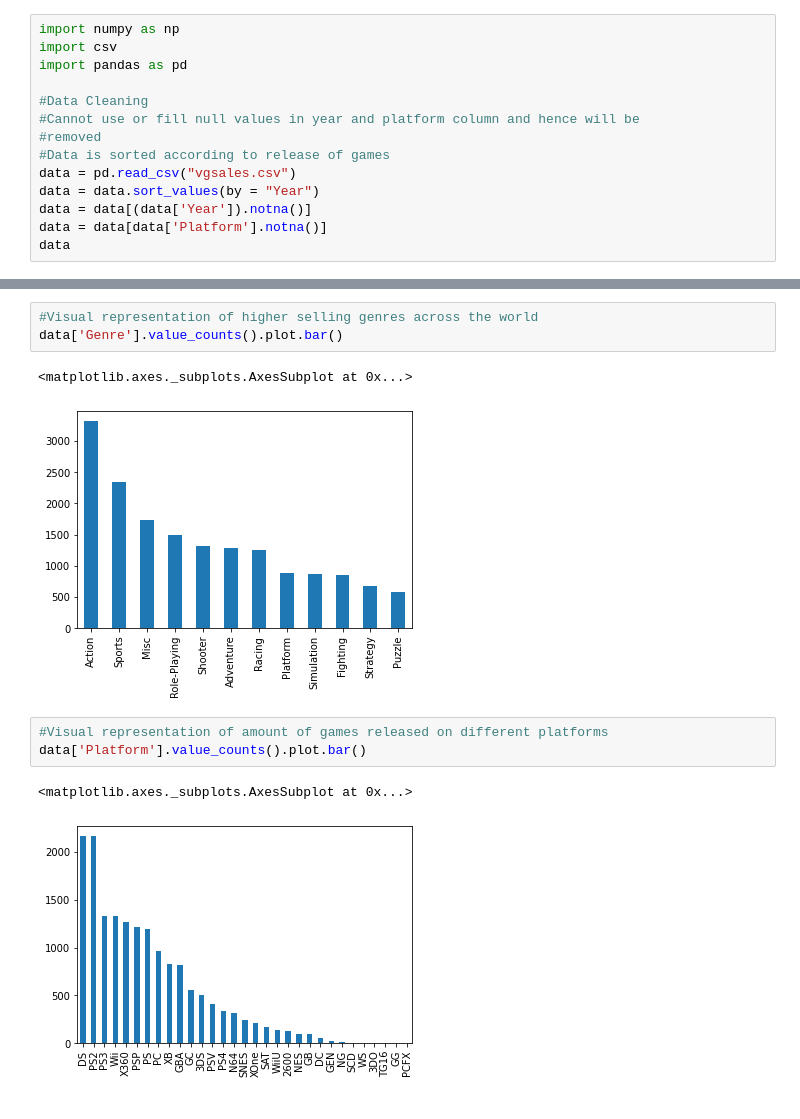
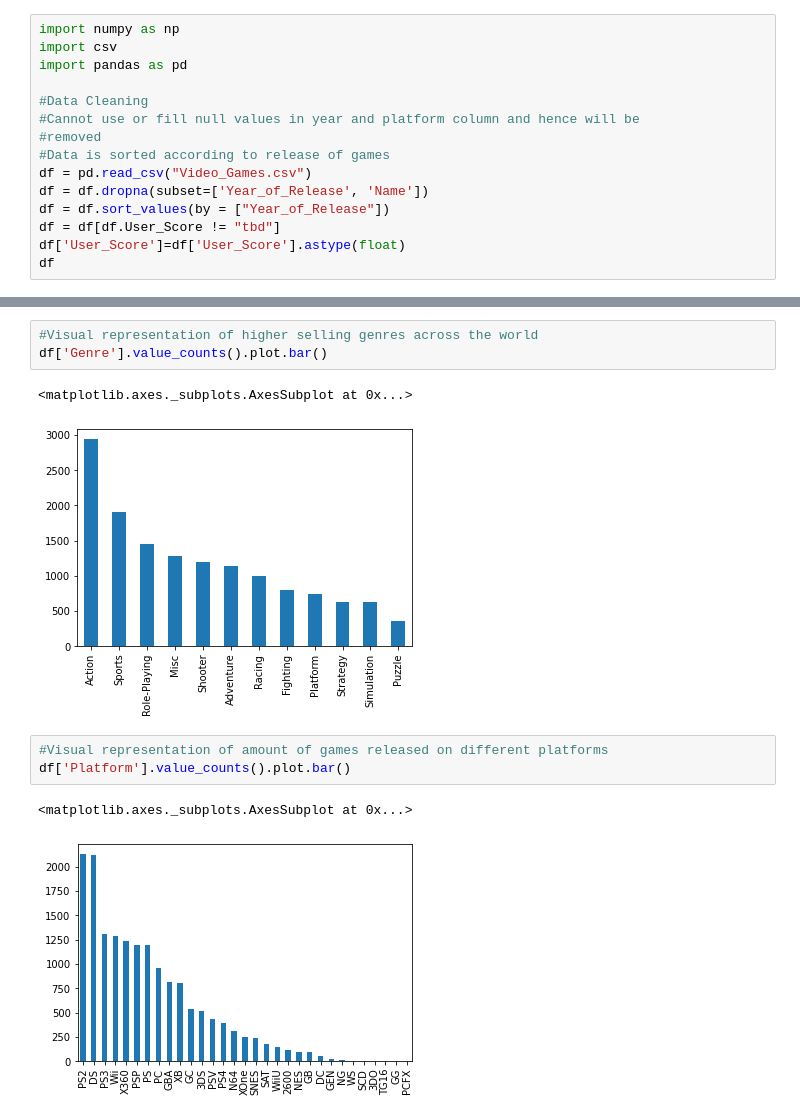
Before and after one commit to poorvisuparn/VideoGameSales, a Jupyter notebook: DA.ipynb, the cells around one changed output, grey strips where cells are left out. Saved outputs shown, nothing was run; the diff lists cells and outputs as text.

```diff
--- a/DA.ipynb
+++ b/DA.ipynb
@@ -9,9 +9,10 @@ import pandas as pd
 #Cannot use or fill null values in year and platform column and hence will be
 #removed
 #Data is sorted according to release of games
-data = pd.read_csv("vgsales.csv")
-data = data.sort_values(by = "Year")
-data = data[(data['Year']).notna()]
-data = data[data['Platform'].notna()]
-data
+df = pd.read_csv("Video_Games.csv")
+df = df.dropna(subset=['Year_of_Release', 'Name'])
+df = df.sort_values(by = ["Year_of_Release"])
+df = df[df.User_Score != "tbd"]
+df['User_Score']=df['User_Score'].astype(float)
+df
 # %% [output]
@@ -48,12 +49,12 @@ plt.show()
 # %%
 #Visual representation of higher selling genres across the world
-data['Genre'].value_counts().plot.bar()
+df['Genre'].value_counts().plot.bar()
 # %% [output]
 <matplotlib.axes._subplots.AxesSubplot at 0x...>
-[figure, old version]
+[figure, new version]
 # %%
 #Visual representation of amount of games released on different platforms
-data['Platform'].value_counts().plot.bar()
+df['Platform'].value_counts().plot.bar()
 # %% [output]
 <matplotlib.axes._subplots.AxesSubplot at 0x...>
-[figure, old version]
+[figure, new version]
```
Also changed, not shown: parts of 3 cells of this notebook.
